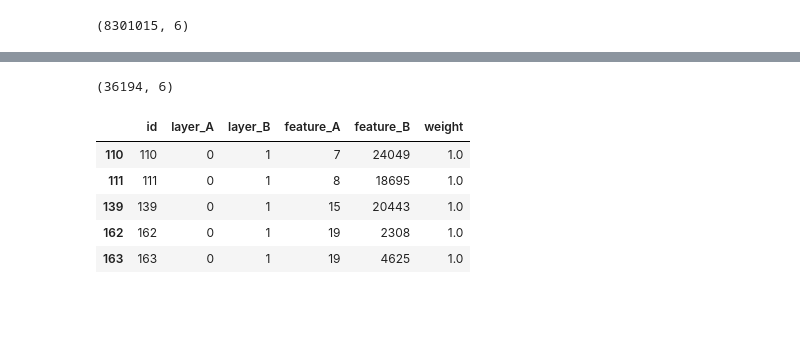
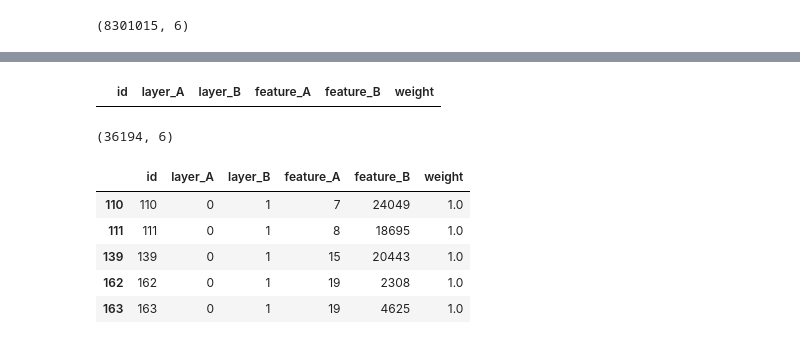
Before and after one commit to yahiaelgamal/hack_features, a Jupyter notebook: explore_feature_correlations_backwards.ipynb, the cells around one changed output, grey strips where cells are left out. Drawn from its saved outputs; the diff is of its cells as text; code cells hidden in the pictures; blank space fills up the shorter version.

```diff
--- a/explore_feature_correlations_backwards.ipynb
+++ b/explore_feature_correlations_backwards.ipynb
@@ -41,7 +45,9 @@ px.histogram(df.sample(10_000).weight)
 # Filter based on feature
 # df = df[((df.layer_B == 9) & (df.feature_B == 14494))]
 # %%
-# df[(df.layer_B == 7) & (df.feature_B == 14571)]
+df[(df.layer_B == 4) & (df.feature_B == 7279)]
+# %% [output]
+|  | id | layer_A | layer_B | feature_A | feature_B | weight |
 # %%
 # L3/F5823
 # df[((df.layer_B == 7) & (df.feature_B == 8457))].sort_values(by='weight', ascending=False)
```
Also changed, not shown: parts of 8 cells of this notebook, 5 other files.
